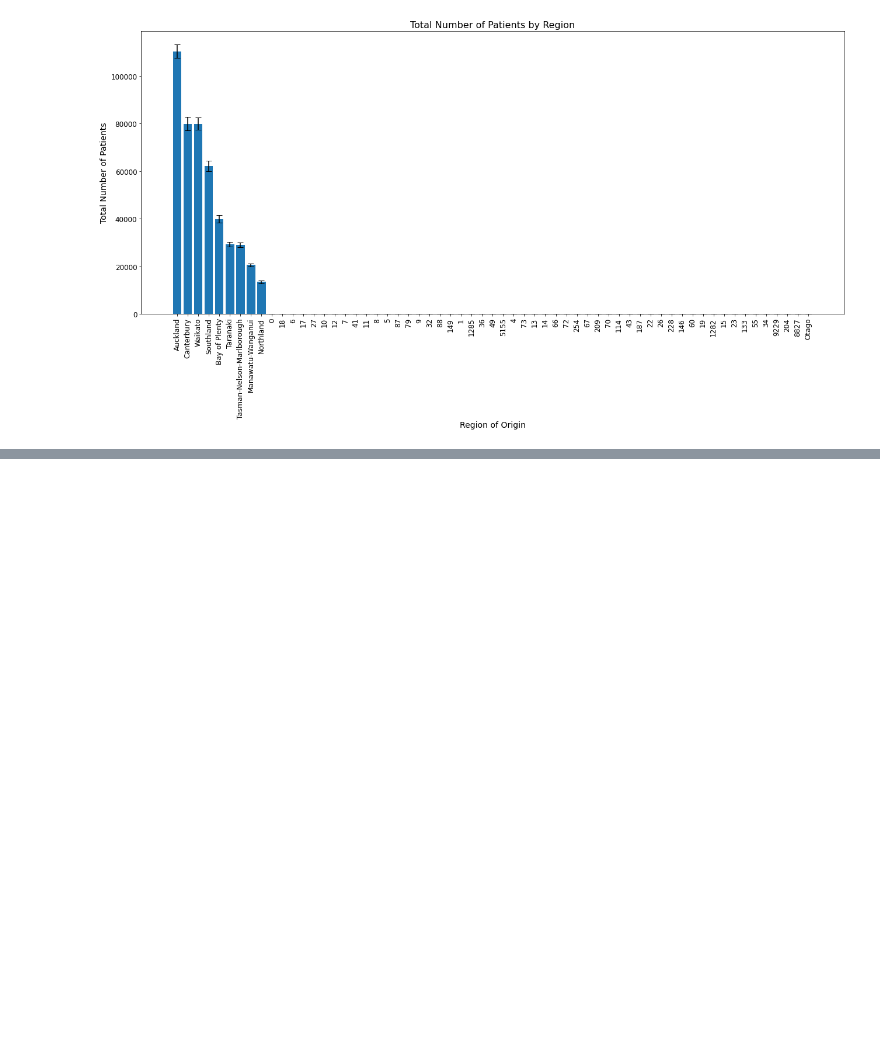
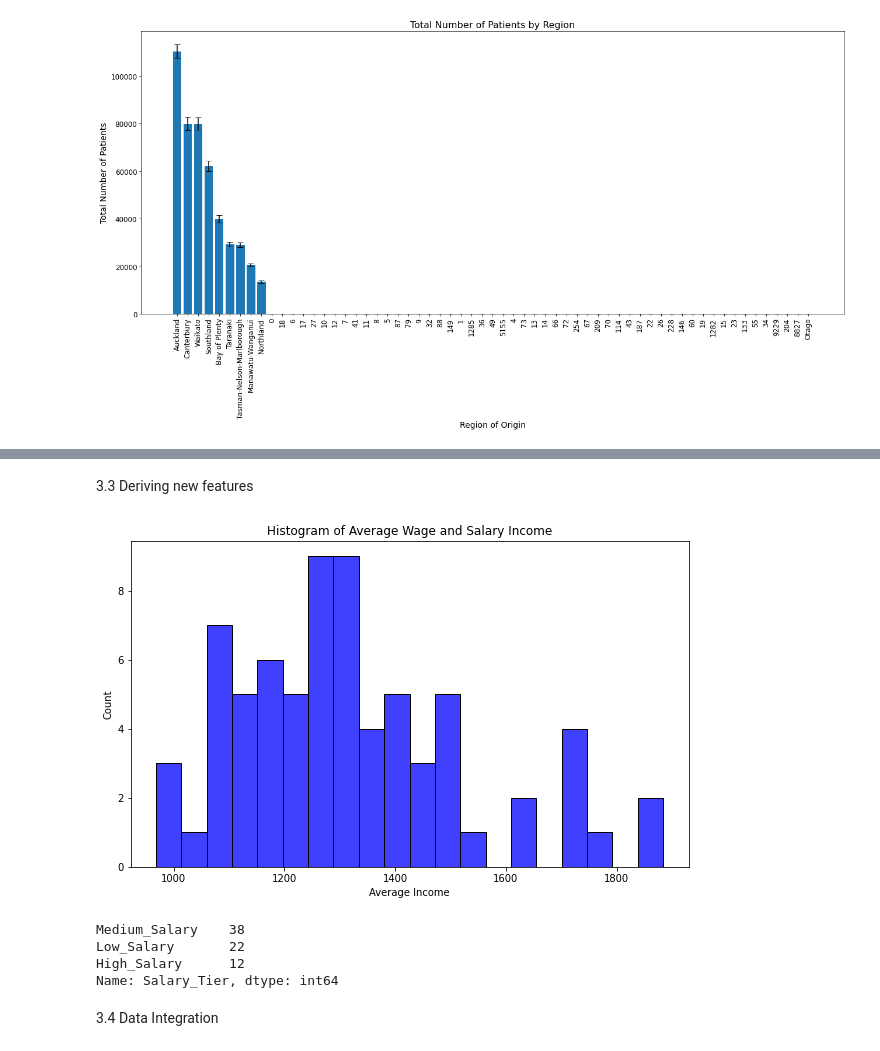
Before and after one commit to Dianfan-Lyu/test, a Jupyter notebook: data.ipynb, the cells around one changed output, grey strips where cells are left out. Saved outputs shown, nothing was run; the diff lists cells and outputs as text; code cells hidden in the pictures; blank space fills up the shorter version.

```diff
--- a/data.ipynb
+++ b/data.ipynb
@@ -242,0 +476,42 @@ plt.show()
+# %% [markdown]
+3.3 Deriving new features
+# %%
+import pandas as pd
+import matplotlib.pyplot as plt
+import seaborn as sns
+from pyspark.sql import SparkSession
+
+# Start Spark session
+spark = SparkSession.builder.appName("IncomeDataAnalysis").getOrCreate()
+
+# Load CSV data into Spark DataFrame
+income_spark = spark.read.format("csv").option("header", "true").option("inferSchema", "true").load("Income dataset.csv")
+
+# Convert to Pandas DataFrame for visualization
+income_pd = income_spark.toPandas()
+
+# Generate histogram of average wage and salary income
+plt.figure(figsize=(10, 6))  # Set the figure size
+sns.histplot(income_pd['Average Wage and Salary Income'], bins=20, kde=False, color='blue')  # Plot histogram with seaborn
+plt.title('Histogram of Average Wage and Salary Income')  # Add a title
+plt.xlabel('Average Income')  # Label the x-axis
+plt.ylabel('Count')  # Label the y-axis
+plt.show()  # Display the histogram
+
+# Define bins and labels for the Salary Tier
+bins = [0, 1200, 1500, float('inf')]  # Use float('inf') to include all higher incomes in the last bin
+labels = ['Low_Salary', 'Medium_Salary', 'High_Salary']
+
+# Categorize salary into defined tiers
+income_pd['Salary_Tier'] = pd.cut(income_pd['Average Wage and Salary Income'], bins=bins, labels=labels, right=False)
+
+# Verify the categorization
+print(income_pd['Salary_Tier'].value_counts())
+# %% [output]
+[figure, added]
+Medium_Salary    38
+Low_Salary       22
+High_Salary      12
+Name: Salary_Tier, dtype: int64
+# %% [markdown]
+3.4 Data Integration
```
Also changed, not shown: parts of 15 cells of this notebook.
